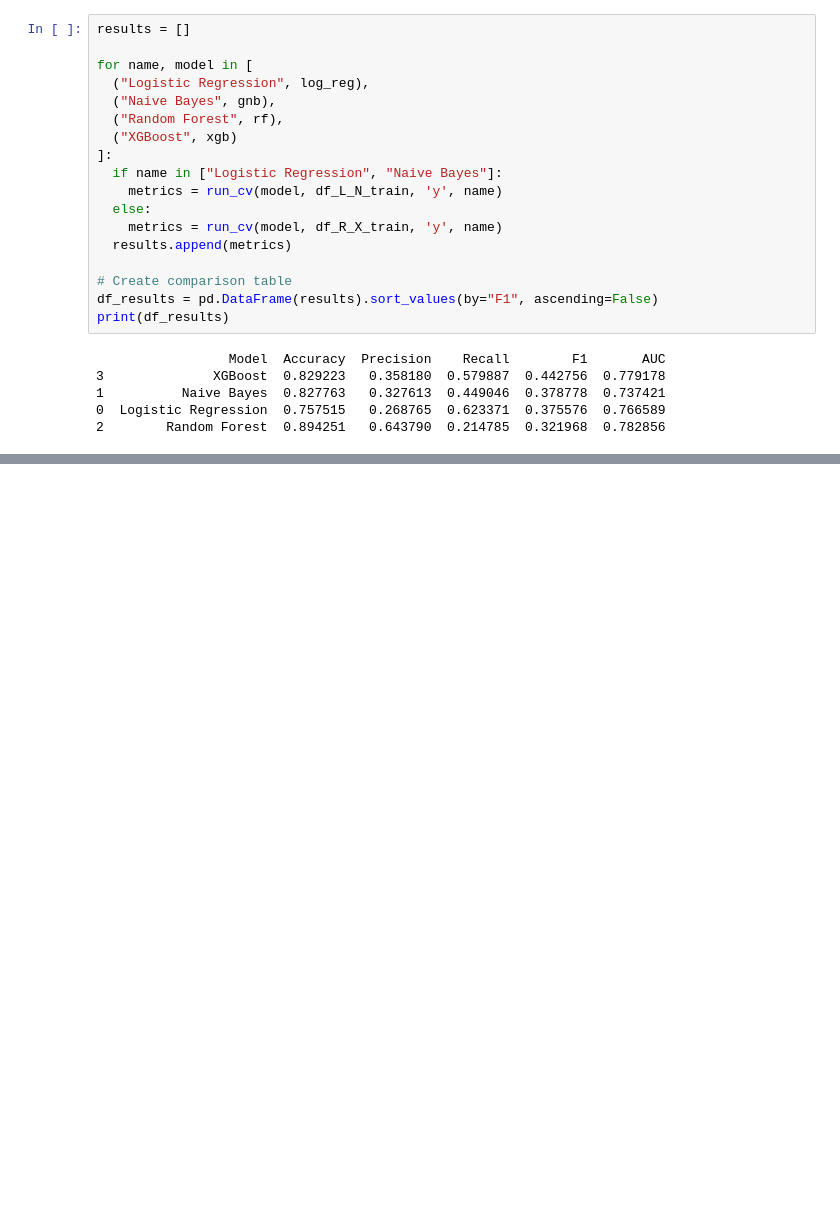
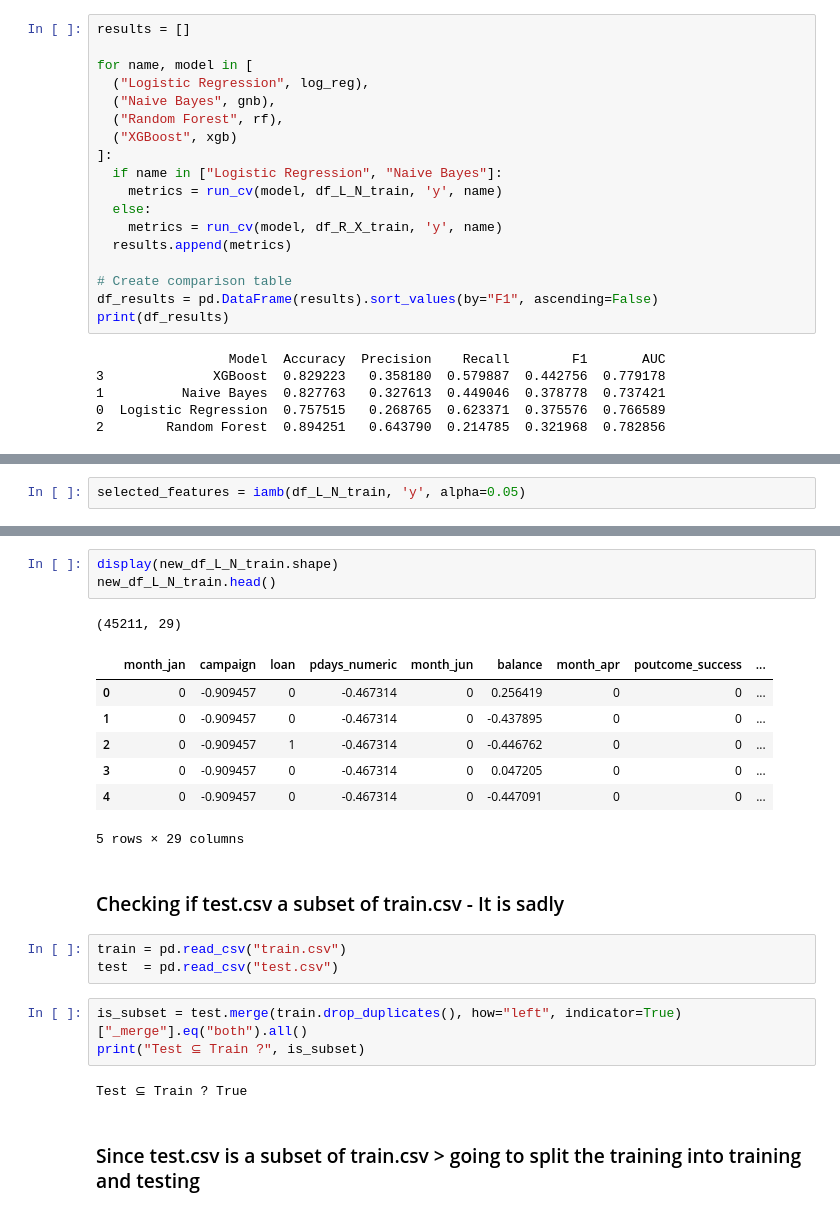
Before and after one commit to GVSU-CIS635/projects-team-1-1, a Jupyter notebook: Project.ipynb, the cells around one changed output, grey strips where cells are left out. Cells and saved outputs as stored; diff of their text form; blank space fills up the shorter version.

```diff
--- a/Project.ipynb
+++ b/Project.ipynb
@@ -474,0 +592,2 @@ print(df_results)
+# %%
+selected_features = iamb(df_L_N_train, 'y', alpha=0.05)
@@ -474,0 +613,24 @@ print(df_results)
+# %%
+display(new_df_L_N_train.shape)
+new_df_L_N_train.head()
+# %% [output]
+(45211, 29)
+|  | month_jan | campaign | loan | pdays_numeric | month_jun | balance | month_apr | poutcome_success | ... |
+| 0 | 0 | -0.909457 | 0 | -0.467314 | 0 | 0.256419 | 0 | 0 | ... |
+| 1 | 0 | -0.909457 | 0 | -0.467314 | 0 | -0.437895 | 0 | 0 | ... |
+| 2 | 0 | -0.909457 | 1 | -0.467314 | 0 | -0.446762 | 0 | 0 | ... |
+| 3 | 0 | -0.909457 | 0 | -0.467314 | 0 | 0.047205 | 0 | 0 | ... |
+| 4 | 0 | -0.909457 | 0 | -0.467314 | 0 | -0.447091 | 0 | 0 | ... |
+5 rows × 29 columns
+# %% [markdown]
+### Checking if test.csv a subset of train.csv - It is sadly
+# %%
+train = pd.read_csv("train.csv")
+test  = pd.read_csv("test.csv")
+# %%
+is_subset = test.merge(train.drop_duplicates(), how="left", indicator=True)["_merge"].eq("both").all()
+print("Test ⊆ Train ?", is_subset)
+# %% [output]
+Test ⊆ Train ? True
+# %% [markdown]
+### Since test.csv is a subset of train.csv > going to split the training into training and testing
```
Also changed, not shown: parts of 19 cells of this notebook.
